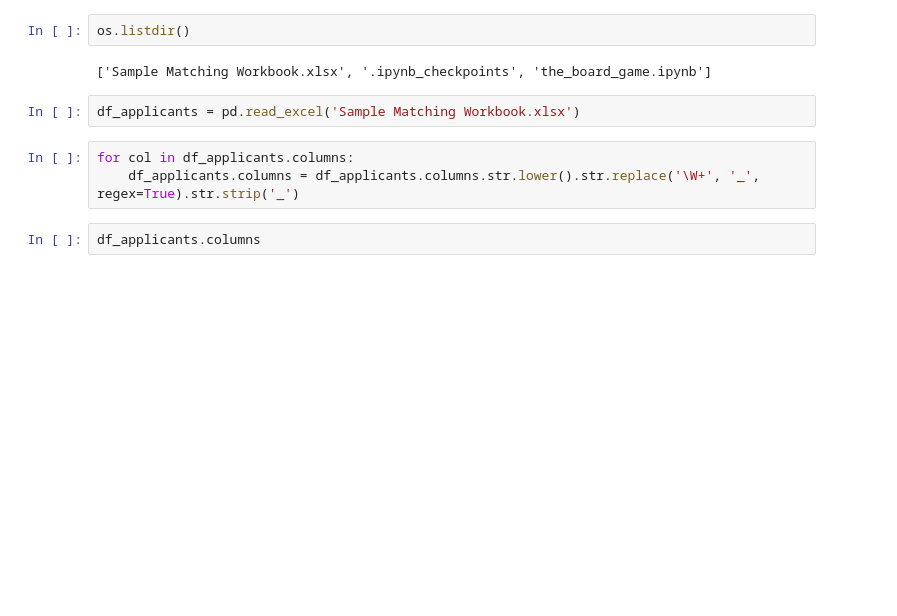
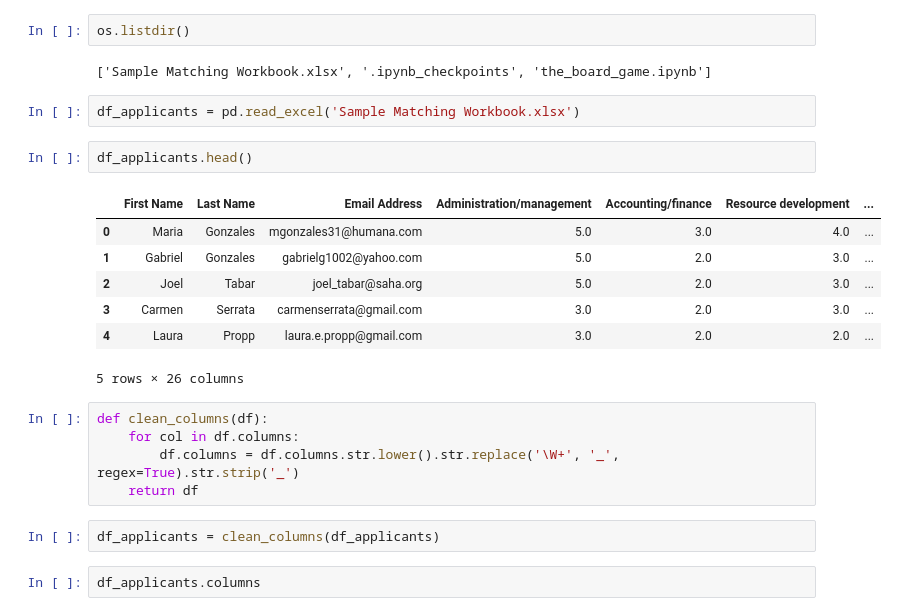
Before and after one commit to misty-garcia/sa2020_tbg, a Jupyter notebook: the_board_game.ipynb, the cells around one changed output. Saved outputs shown, nothing was run; the diff lists cells and outputs as text; blank space fills up the shorter version.

```diff
--- a/the_board_game.ipynb
+++ b/the_board_game.ipynb
@@ -7,9 +9,23 @@ os.listdir()
 ['Sample Matching Workbook.xlsx', '.ipynb_checkpoints', 'the_board_game.ipynb']
 # %%
 df_applicants = pd.read_excel('Sample Matching Workbook.xlsx')
+# %%
+df_applicants.head()
+# %% [output]
+|  | First Name | Last Name | Email Address | Administration/management | Accounting/finance | Resource development | ... |
+| 0 | Maria | Gonzales | mgonzales31@humana.com | 5.0 | 3.0 | 4.0 | ... |
+| 1 | Gabriel | Gonzales | gabrielg1002@yahoo.com | 5.0 | 2.0 | 3.0 | ... |
+| 2 | Joel | Tabar | joel_tabar@saha.org | 5.0 | 2.0 | 3.0 | ... |
+| 3 | Carmen | Serrata | carmenserrata@gmail.com | 3.0 | 2.0 | 3.0 | ... |
+| 4 | Laura | Propp | laura.e.propp@gmail.com | 3.0 | 2.0 | 2.0 | ... |
+5 rows × 26 columns
 # %%
-for col in df_applicants.columns:
-    df_applicants.columns = df_applicants.columns.str.lower().str.replace('\W+', '_', regex=True).str.strip('_')
+def clean_columns(df):
+    for col in df.columns:
+        df.columns = df.columns.str.lower().str.replace('\W+', '_', regex=True).str.strip('_')
+    return df
+# %%
+df_applicants = clean_columns(df_applicants)
 # %%
 df_applicants.columns
 # %% [output]
```
Also changed, not shown: parts of 9 cells of this notebook.
